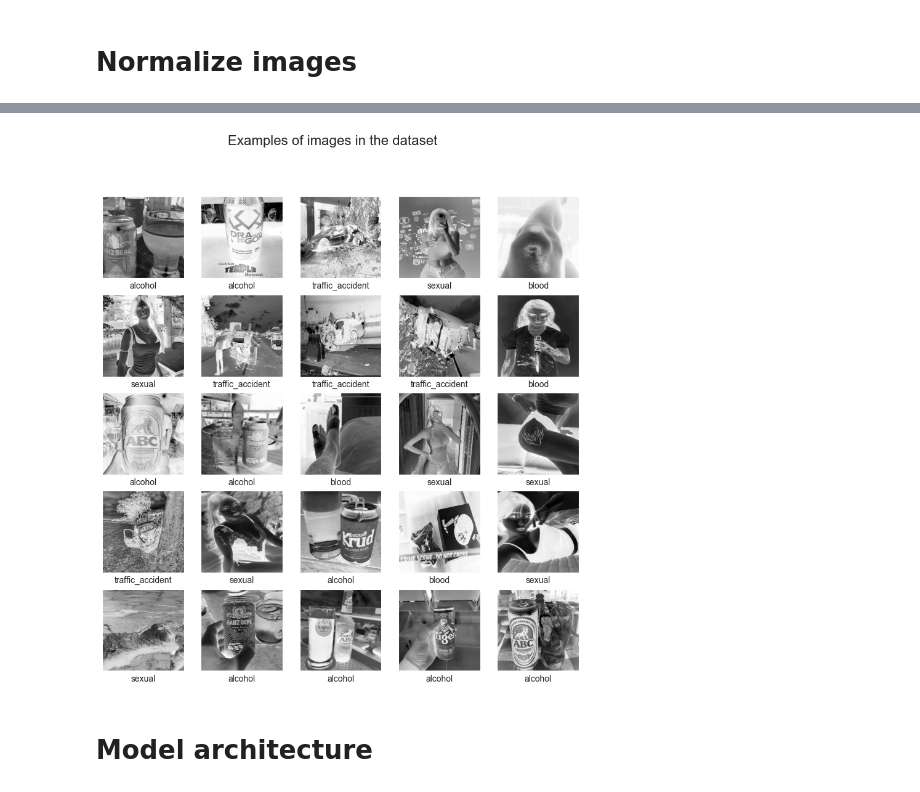
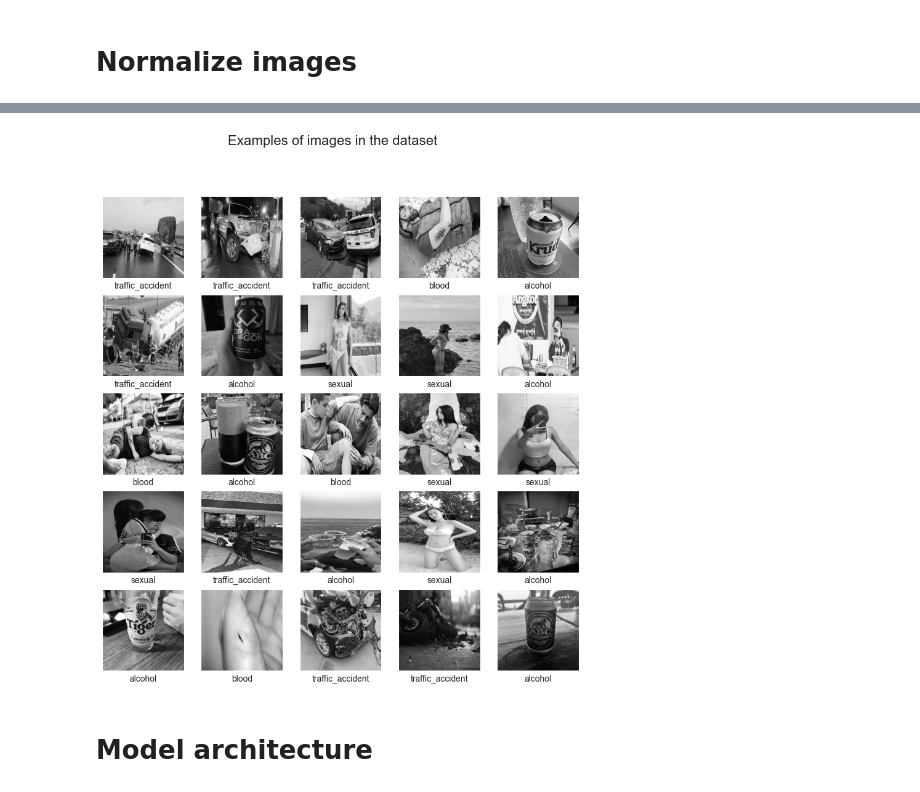
Before and after one commit to socheadev/mite_research_project, a Jupyter notebook: main.ipynb, the cells around one changed output, grey strips where cells are left out. Drawn from its saved outputs; the diff is of its cells as text; code cells hidden in the pictures.

Commit message:
update model train v1 testing

```diff
--- a/main.ipynb
+++ b/main.ipynb
@@ -156,9 +201,15 @@ plt.show()
 # %%
-plt.pie(train_counts,
-        explode=(0, 0, 0, 0),
-        labels=class_names,
-        autopct='%1.1f%%')
-plt.axis('equal')
-plt.title('Proportion of each observed category')
-plt.show()
+fig = go.Figure(data=[go.Pie(
+    labels=class_names,
+    values=train_counts,
+    textinfo='percent+label',
+    marker=dict(colors=['blue', 'green', 'red', 'purple']),
+)])
+
+fig.update_layout(
+    title="Proportion of Each Observed Classes",
+    template="plotly_dark",
+)
+
+fig.show()
 # %% [output]
@@ -187,20 +238,20 @@ display_random_image(class_names, train_images, train_labels)
 # %%
 def display_examples(class_names, images, labels):
     fig = plt.figure(figsize=(10, 10))
     fig.suptitle("Examples of images in the dataset", fontsize=16)
     for i in range(25):
         plt.subplot(5, 5, i + 1)
         plt.xticks([])
         plt.yticks([])
         plt.grid(False)
-        plt.imshow(images[i], cmap=plt.cm.binary)
+        plt.imshow(images[i], cmap='gray')
         plt.xlabel(class_names[labels[i]])
     plt.show()
 
 
 display_examples(class_names, train_images, train_labels)
 # %% [output]
-[figure, old version]
+[figure, new version]
 # %% [markdown]
 # Model architecture
 # %%
```
Also changed, not shown: parts of 13 cells of this notebook, 10 other files.
